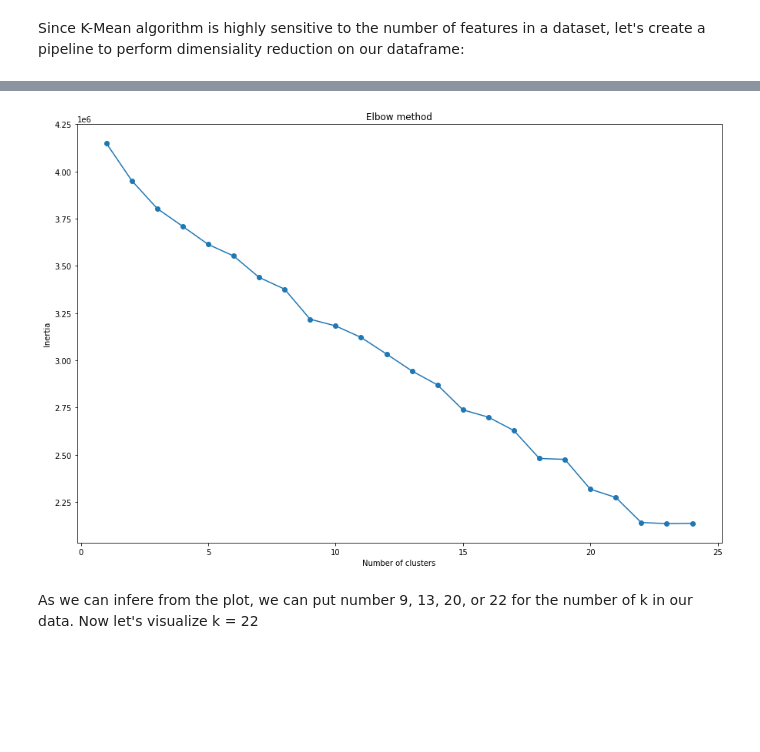
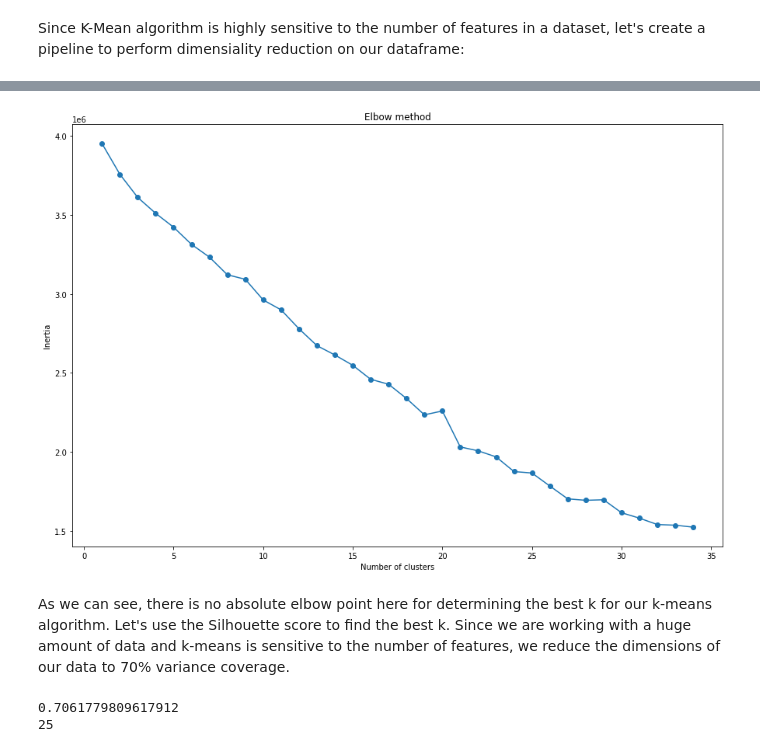
Before and after one commit to Hadi-loo/Introduction-to-Data-Science-Course, a Jupyter notebook: CA6. Dimensionality Reduction & Unsupervised Learning/tasks.ipynb, the cells around one changed output, grey strips where cells are left out. Cells and saved outputs as stored; diff of their text form; code cells hidden in the pictures; blank space fills up the shorter version.

```diff
--- a/CA6. Dimensionality Reduction & Unsupervised Learning/tasks.ipynb
+++ b/CA6. Dimensionality Reduction & Unsupervised Learning/tasks.ipynb
@@ -488,7 +488,7 @@ The choice of dimensionality reduction technique depends on the specific problem
 # %% [markdown]
 PCA is a like a data janitor that cleans and compresses your information. Imagine you have a messy room with clothes scattered everywhere. PCA comes in, sorts through the clothes, and identifies the most important items (like shirts and pants) while discarding redundant things (like mismatched socks). It then folds and neatly arranges these essential items, making the room much easier to navigate. In the same way, PCA takes a dataset with many variables and identifies the key ones that capture most of the information. It then transforms these variables into new, uncorrelated ones that are easier to analyze and visualize, especially for machines.!
 # %%
-pca = PCA(n_components=0.95, random_state=31)
+pca = PCA(n_components=0.9, random_state=31)
 X_reduced = pca.fit_transform(X)
 pca.explained_variance_ratio_
 X_reduced_df = pd.DataFrame(X_reduced, columns=[f'PC{i}' for i in range(1, X_reduced.shape[1] + 1)])
@@ -584,7 +584,7 @@ Since K-Mean algorithm is highly sensitive to the number of features in a datase
 # %%
 inertias = []
 
-for i in range(1,25):
+for i in range(1,35):
     PCA_KMean = Pipeline([
         ('pca', PCA(random_state=0)),
         ('kmeans', KMeans(n_clusters=i, random_state=0))
@@ -593,7 +593,7 @@ for i in range(1,25):
     inertias.append(PCA_KMean.named_steps['kmeans'].inertia_)
 
 plt.figure(figsize=(15, 10))
-plt.plot(range(1,25), inertias, marker='o')
+plt.plot(range(1,35), inertias, marker='o')
 plt.title('Elbow method')
 plt.xlabel('Number of clusters')
 plt.ylabel('Inertia')
@@ -602,3 +607,13 @@ plt.show()
-[figure, old version]
+[figure, new version]
-# %% [markdown]
-As we can infere from the plot, we can put number 9, 13, 20, or 22 for the number of k in our data. Now let's  visualize k = 22
+# %% [markdown]
+As we can see, there is no absolute elbow point here for determining the best k for our k-means algorithm. Let's use the Silhouette score to find the best k.
+Since we are working with a huge amount of data and k-means is sensitive to the number of features, we reduce the dimensions of our data to 70% variance coverage.
+# %%
+pca = PCA(n_components=25, random_state=31)
+X_reduced = pca.fit_transform(X)
+print(np.cumsum(pca.explained_variance_ratio_)[-1])
+print(pca.n_components_)
+X_reduced_df = pd.DataFrame(X_reduced, columns=[f'PC{i}' for i in range(1, X_reduced.shape[1] + 1)])
+# %% [output]
+0.7061779809617912
+25
```
Also changed, not shown: parts of 33 cells of this notebook, 2 other files.
